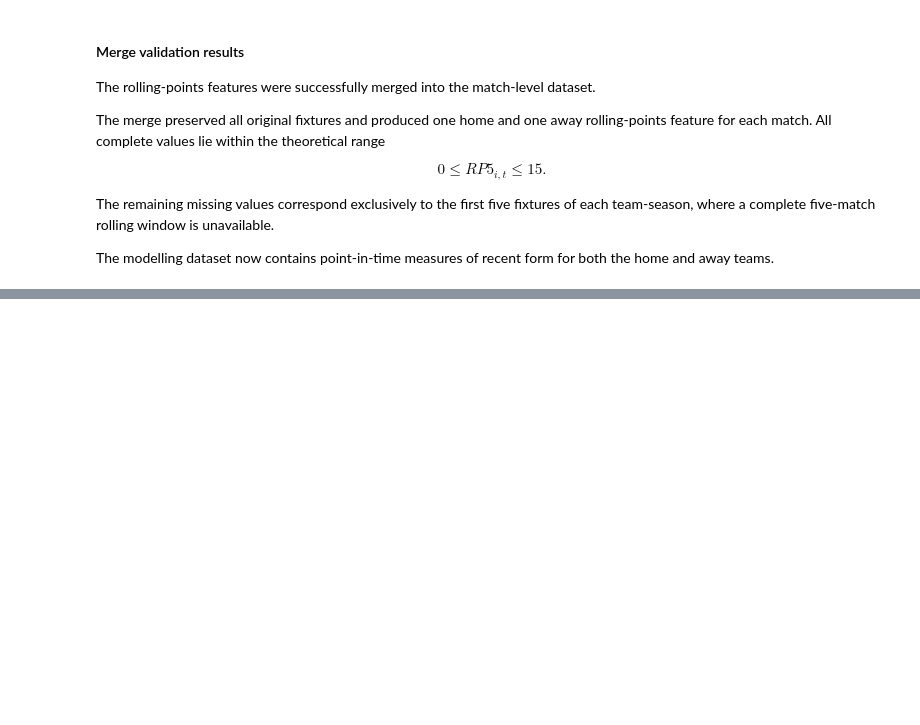
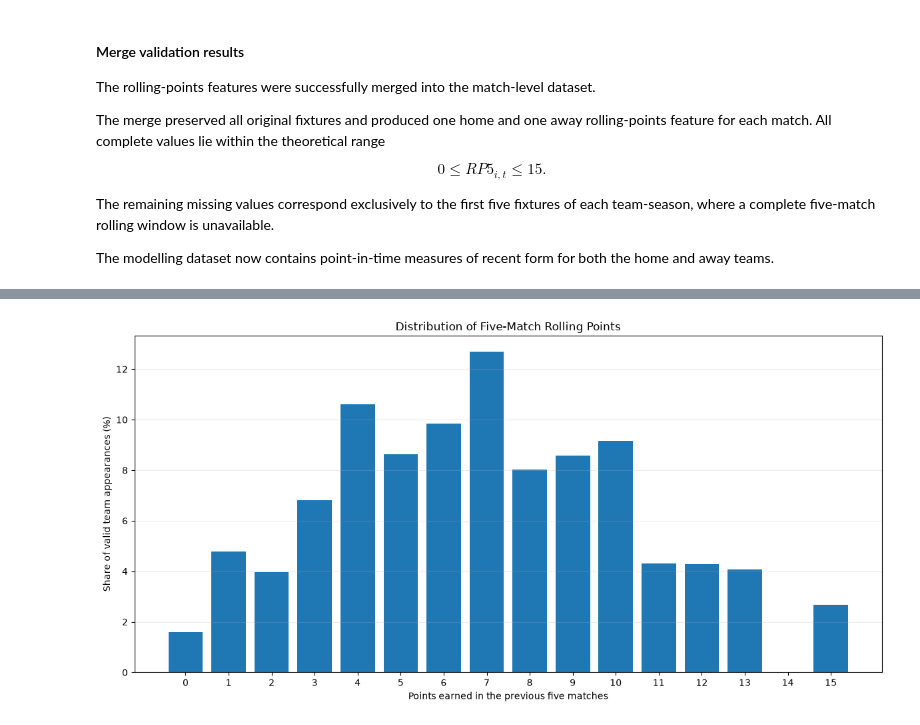
Before and after one commit to kieranforkan/premier-league-probability-engine, a Jupyter notebook: notebooks/02_feature_engineering.ipynb, the cells around one changed output, grey strips where cells are left out. Cells and saved outputs as stored; diff of their text form; code cells hidden in the pictures; blank space fills up the shorter version.

```diff
--- a/notebooks/02_feature_engineering.ipynb
+++ b/notebooks/02_feature_engineering.ipynb
@@ -1488,0 +2282,83 @@ The modelling dataset now contains point-in-time measures of recent form for bot
+# %%
+# Extract complete five-match rolling-points observations
+rolling_points_values = (
+    team_history["RollingPoints5"]
+    .dropna()
+    .astype(int)
+)
+
+# Count every possible value from 0 to 15
+rolling_points_frequency = (
+    rolling_points_values
+    .value_counts()
+    .reindex(range(16), fill_value=0)
+    .sort_index()
+)
+
+# Convert counts into percentages
+rolling_points_percentage = (
+    100
+    * rolling_points_frequency
+    / rolling_points_frequency.sum()
+)
+
+rolling_points_distribution = pd.DataFrame(
+    {
+        "Count": rolling_points_frequency,
+        "Percentage": rolling_points_percentage,
+    }
+)
+
+# Validate the distribution
+assert rolling_points_frequency.sum() == rolling_points_values.shape[0]
+assert rolling_points_frequency.index.min() == 0
+assert rolling_points_frequency.index.max() == 15
+
+# Fourteen points cannot be obtained from five results
+assert rolling_points_frequency.loc[14] == 0
+
+# Plot the whole-dataset distribution
+plt.figure(figsize=(12, 6))
+
+plt.bar(
+    rolling_points_distribution.index,
+    rolling_points_distribution["Percentage"],
+)
+
+plt.title(
+    "Distribution of Five-Match Rolling Points"
+)
+plt.xlabel(
+    "Points earned in the previous five matches"
+)
+plt.ylabel(
+    "Share of valid team appearances (%)"
+)
+
+plt.xticks(range(16))
+plt.grid(axis="y", alpha=0.25)
+plt.tight_layout()
+plt.show()
+
+print(
+    f"Valid observations: "
+    f"{len(rolling_points_values):,}"
+)
+print(
+    f"Mean: "
+    f"{rolling_points_values.mean():.2f}"
+)
+print(
+    f"Median: "
+    f"{rolling_points_values.median():.2f}"
+)
+print(
+    f"Mode: "
+    f"{rolling_points_values.mode().iloc[0]}"
+)
+
+rolling_points_distribution.round(
+    {"Percentage": 2}
+)
+# %% [output]
+[figure, added]
```
Also changed, not shown: parts of 21 cells of this notebook.
